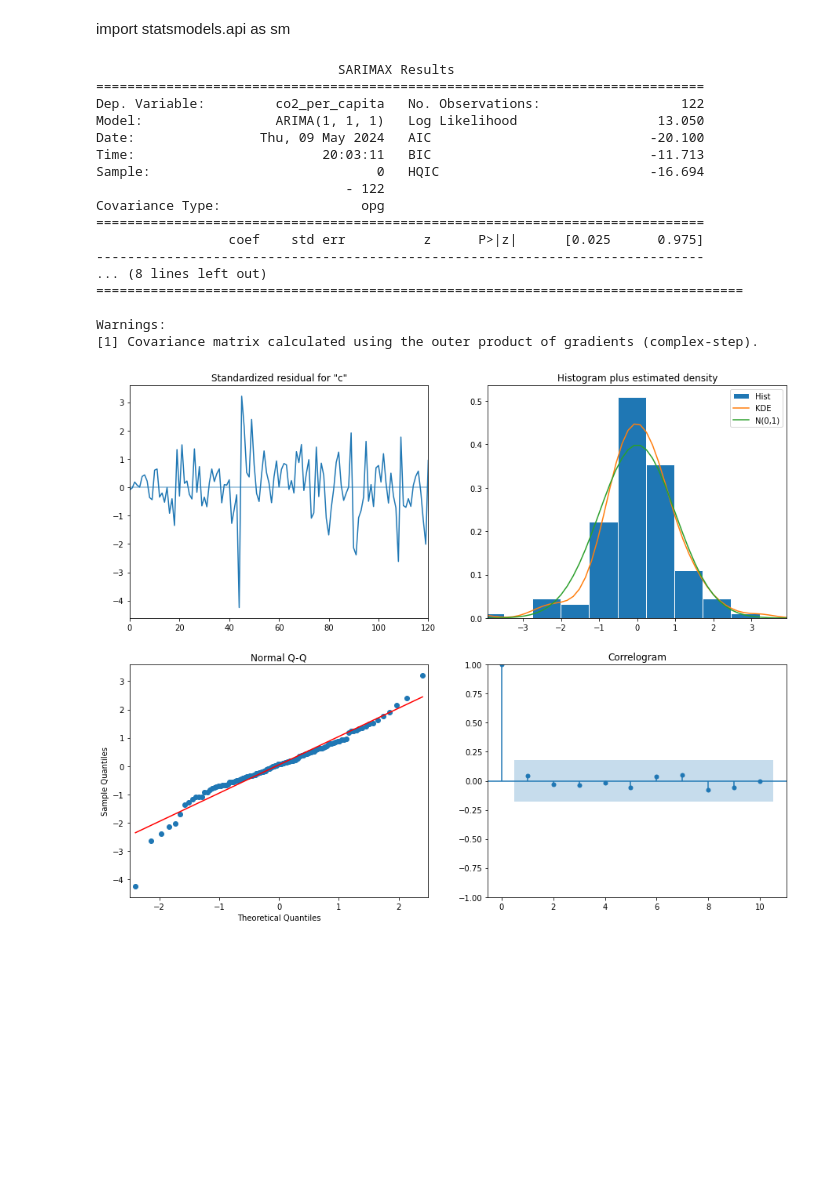
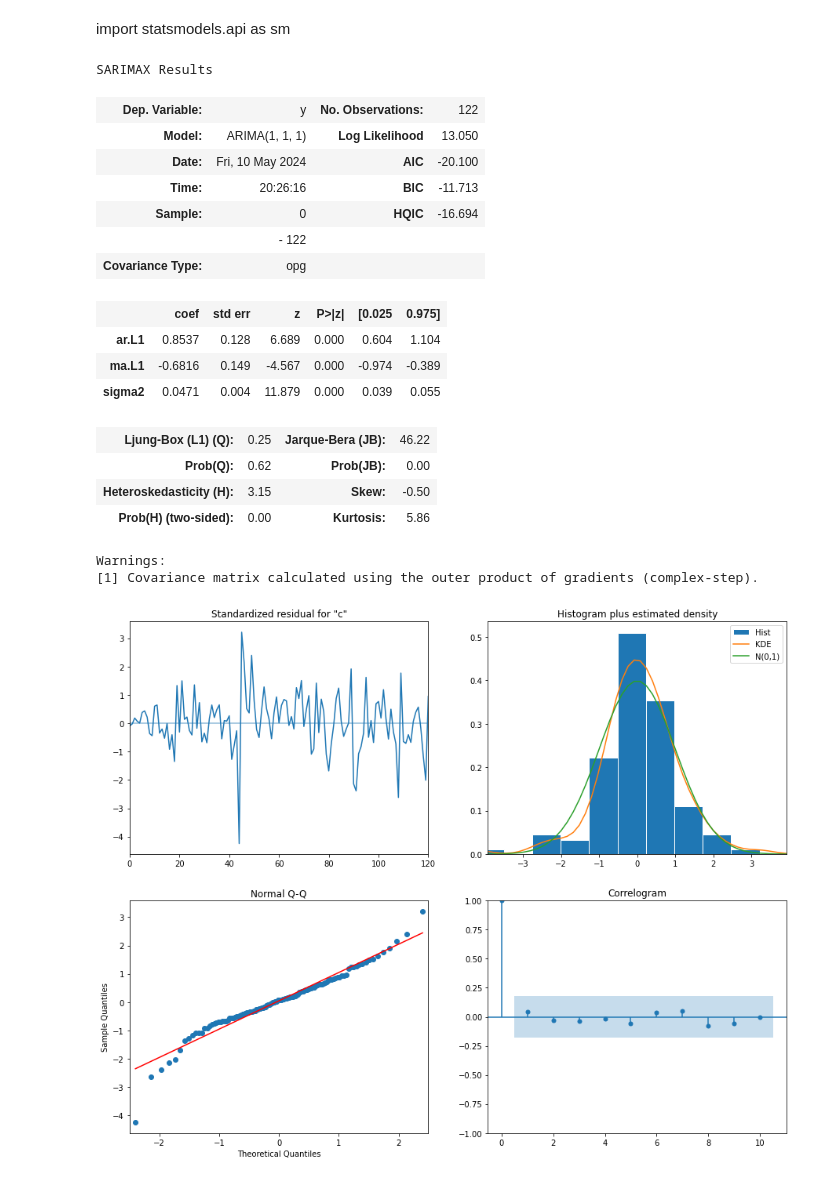
Before and after one commit to L-dos-Santos/final-project, a Jupyter notebook: Final Project.ipynb, the cells around one changed output. Saved outputs shown, nothing was run; the diff lists cells and outputs as text; code cells hidden in the pictures; blank space fills up the shorter version.

```diff
--- a/Final Project.ipynb
+++ b/Final Project.ipynb
@@ -292,25 +337,27 @@ Warnings:
 # %% [markdown]
 import statsmodels.api as sm
 # %%
-model = ARIMA(df['co2_per_capita'], order=(1, 1, 1))
+model = ARIMA(df['co2_per_capita'].tolist(), order = (1, 1, 1))
+
 model_fit = model.fit()
-print(model_fit.summary())
+model_fit.summary()
 # %% [output]
-                               SARIMAX Results
-==============================================================================
-Dep. Variable:         co2_per_capita   No. Observations:                  122
-Model:                 ARIMA(1, 1, 1)   Log Likelihood                  13.050
-Date:                Thu, 09 May 2024   AIC                            -20.100
-Time:                        20:03:11   BIC                            -11.713
-Sample:                             0   HQIC                           -16.694
-                                - 122
-Covariance Type:                  opg
-==============================================================================
-                 coef    std err          z      P>|z|      [0.025      0.975]
-------------------------------------------------------------------------------
-... (8 lines left out)
-===================================================================================
-
-Warnings:
-[1] Covariance matrix calculated using the outer product of gradients (complex-step).
+SARIMAX Results
+| Dep. Variable: | y | No. Observations: | 122 |
+| Model: | ARIMA(1, 1, 1) | Log Likelihood | 13.050 |
+| Date: | Fri, 10 May 2024 | AIC | -20.100 |
+| Time: | 20:26:16 | BIC | -11.713 |
+| Sample: | 0 | HQIC | -16.694 |
+|  | - 122 |  |  |
+| Covariance Type: | opg |  |  |
+|  | coef | std err | z | P>|z| | [0.025 | 0.975] |
+| ar.L1 | 0.8537 | 0.128 | 6.689 | 0.000 | 0.604 | 1.104 |
+| ma.L1 | -0.6816 | 0.149 | -4.567 | 0.000 | -0.974 | -0.389 |
+| sigma2 | 0.0471 | 0.004 | 11.879 | 0.000 | 0.039 | 0.055 |
+| Ljung-Box (L1) (Q): | 0.25 | Jarque-Bera (JB): | 46.22 |
+| Prob(Q): | 0.62 | Prob(JB): | 0.00 |
+| Heteroskedasticity (H): | 3.15 | Skew: | -0.50 |
+| Prob(H) (two-sided): | 0.00 | Kurtosis: | 5.86 |
+Warnings:
+[1] Covariance matrix calculated using the outer product of gradients (complex-step).
 # %%
```
Also changed, not shown: parts of 30 cells of this notebook, 1 other file.
